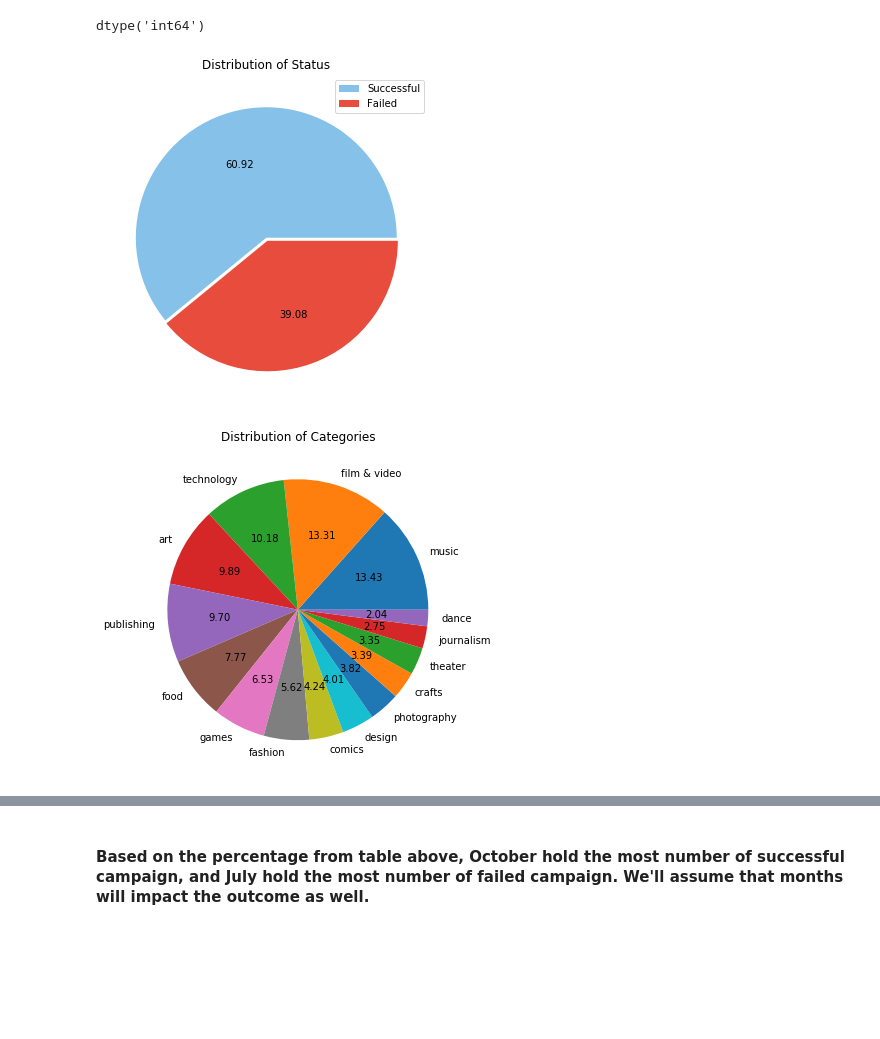
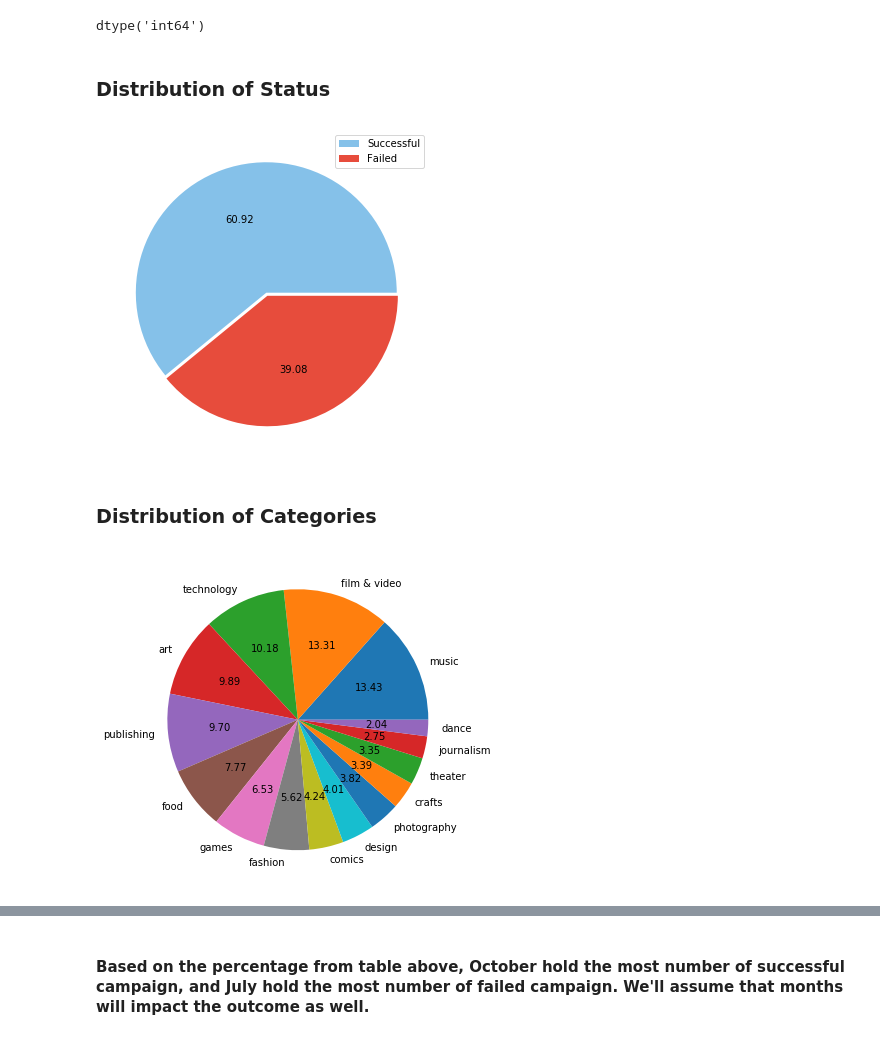
Before and after one commit to stvnc/JCDS07_FinalProject_VincentAngelo, a Jupyter notebook: FinalProjectKickstarter.ipynb, the cells around one changed output, grey strips where cells are left out. Cells and saved outputs as stored; diff of their text form; code cells hidden in the pictures; blank space fills up the shorter version.

```diff
--- a/FinalProjectKickstarter.ipynb
+++ b/FinalProjectKickstarter.ipynb
@@ -127,6 +131,8 @@ Main Category Unique Value:  15
 ksDf['start_month'].dtype
 # %% [output]
 dtype('int64')
+# %% [markdown]
+### Distribution of Status
 # %%
 state = ksDf["status"].value_counts()
 
@@ -135,24 +141,24 @@ value = list(state.values)
 # %%
 colors = ['#85C1E9', '#E74C3C']
 plt.figure(figsize = (12,6))
-plt.title('Distribution of Status')
 plt.pie(value, autopct='%.2f',explode=[0,0.025], colors = colors)
 plt.legend(['Successful', 'Failed'])
 plt.show()
 # %% [output]
-[figure, old version]
+[figure, new version]
 # %%
 category = ksDf["main_category"].value_counts()
 
 label = list(category.index)
 value = list(ksDf["main_category"].value_counts())
+# %% [markdown]
+### Distribution of Categories
 # %%
 plt.figure(figsize = (18,6))
-plt.title('Distribution of Categories')
 plt.pie(category.values,labels=label,autopct='%.2f')
 plt.show()
 # %% [output]
-[figure, old version]
+[figure, new version]
 # %%
 main_category = ksDf["main_category"].value_counts()
 main_category_failed = ksDf[ksDf["status"] == 0]["main_category"].value_counts()
```
Also changed, not shown: parts of 30 cells of this notebook, 1 other file.
